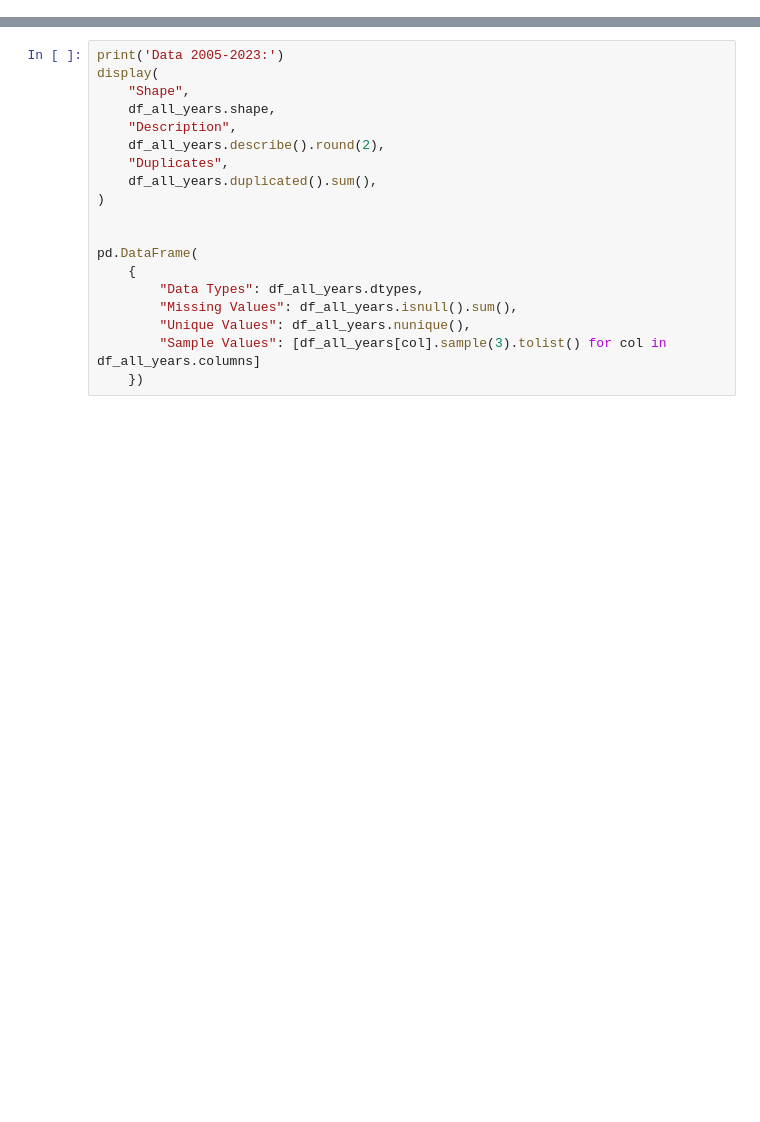
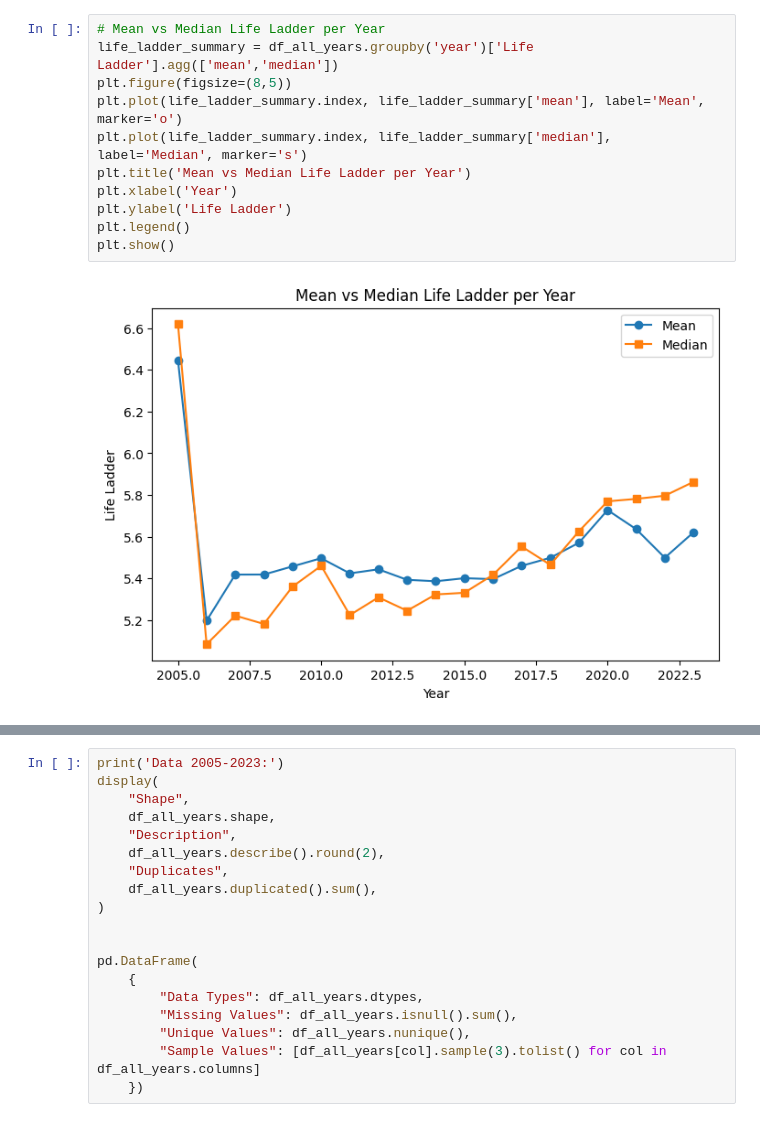
Before and after one commit to CNSM97/portfolio_project, a Jupyter notebook: notebooks/01_exploration.ipynb, the cells around one changed output, grey strips where cells are left out. Cells and saved outputs as stored; diff of their text form; blank space fills up the shorter version.

```diff
--- a/notebooks/01_exploration.ipynb
+++ b/notebooks/01_exploration.ipynb
@@ -36,0 +283,13 @@ Data 2005-2023:
+# %%
+# Mean vs Median Life Ladder per Year
+life_ladder_summary = df_all_years.groupby('year')['Life Ladder'].agg(['mean','median'])
+plt.figure(figsize=(8,5))
+plt.plot(life_ladder_summary.index, life_ladder_summary['mean'], label='Mean', marker='o')
+plt.plot(life_ladder_summary.index, life_ladder_summary['median'], label='Median', marker='s')
+plt.title('Mean vs Median Life Ladder per Year')
+plt.xlabel('Year')
+plt.ylabel('Life Ladder')
+plt.legend()
+plt.show()
+# %% [output]
+[figure, added]
```
Also changed, not shown: parts of 32 cells of this notebook.
